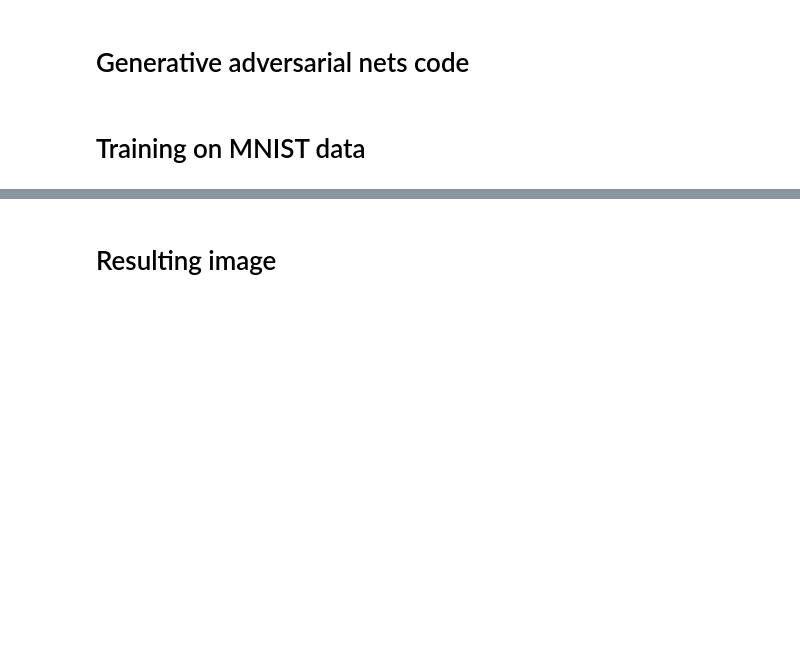
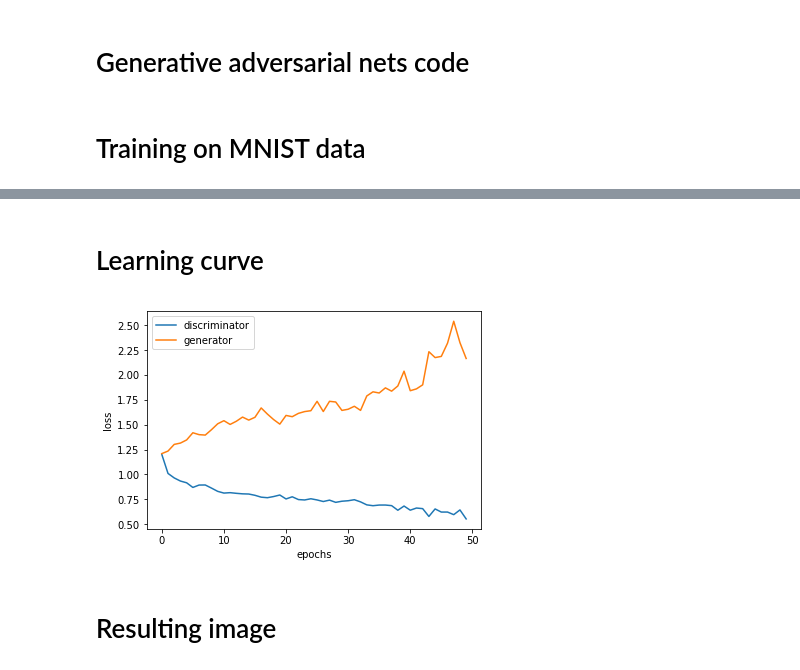
Before and after one commit to hiranumn/DLmodels, a Jupyter notebook: gan/Simple generative adversarial nets.ipynb, the cells around one changed output, grey strips where cells are left out. Cells and saved outputs as stored; diff of their text form; code cells hidden in the pictures; blank space fills up the shorter version.

```diff
--- a/gan/Simple generative adversarial nets.ipynb
+++ b/gan/Simple generative adversarial nets.ipynb
@@ -311,3 +323,22 @@ Epoch:20 Loss(D) 1.42681 Loss(G) 0.673574
+# %% [markdown]
+# Learning curve
+# %%
+dloss = []
+gloss = []
+for i in range(m.e):
+    dloss.append(np.mean(m.learning_curve[i]["dloss"]))
+    gloss.append(np.mean(m.learning_curve[i]["gloss"]))
+
+plt.figure()
+plt.plot(dloss, label="discriminator")
+plt.plot(gloss, label="generator")
+plt.legend()
+plt.ylabel("loss")
+plt.xlabel("epochs")
+plt.show()
+plt.savefig("figures/learning_curves.png")
+# %% [output]
+[figure, added]
 # %% [markdown]
 # Resulting image
 # %%
```
Also changed, not shown: parts of 6 cells of this notebook, 12 other files.
